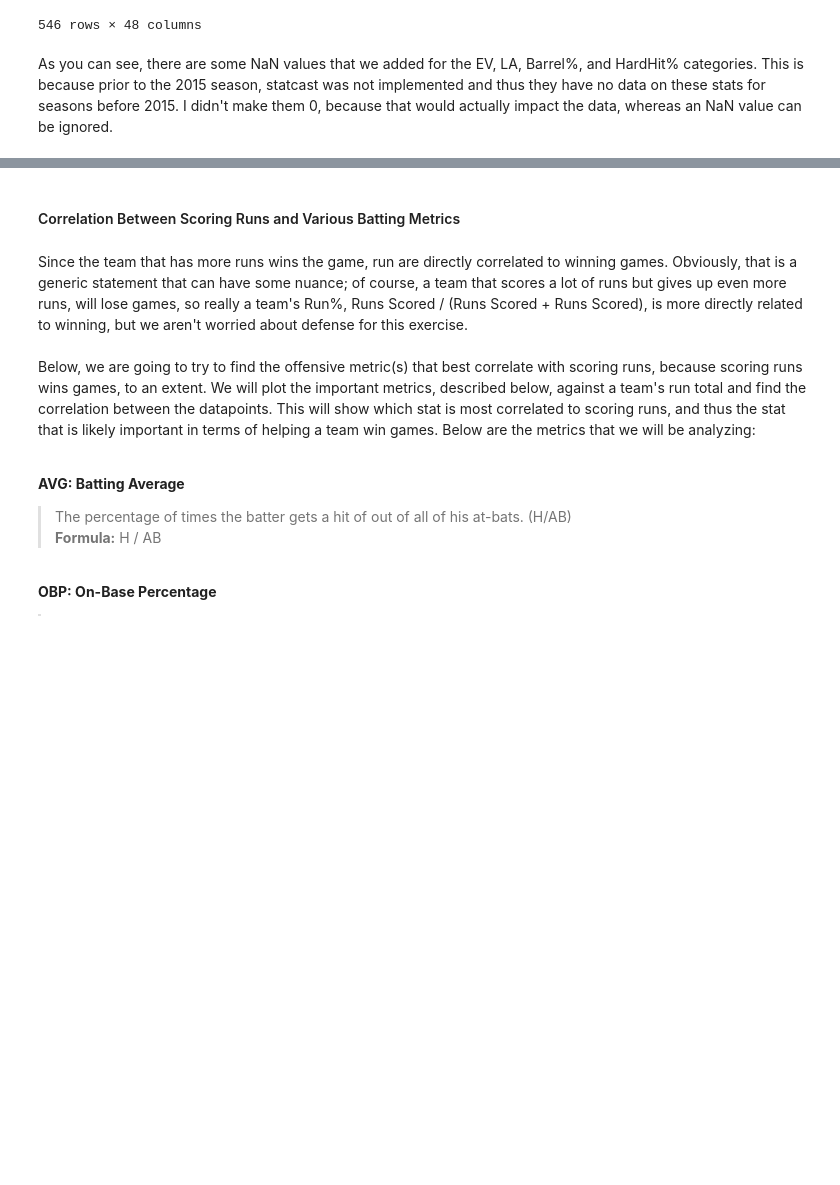
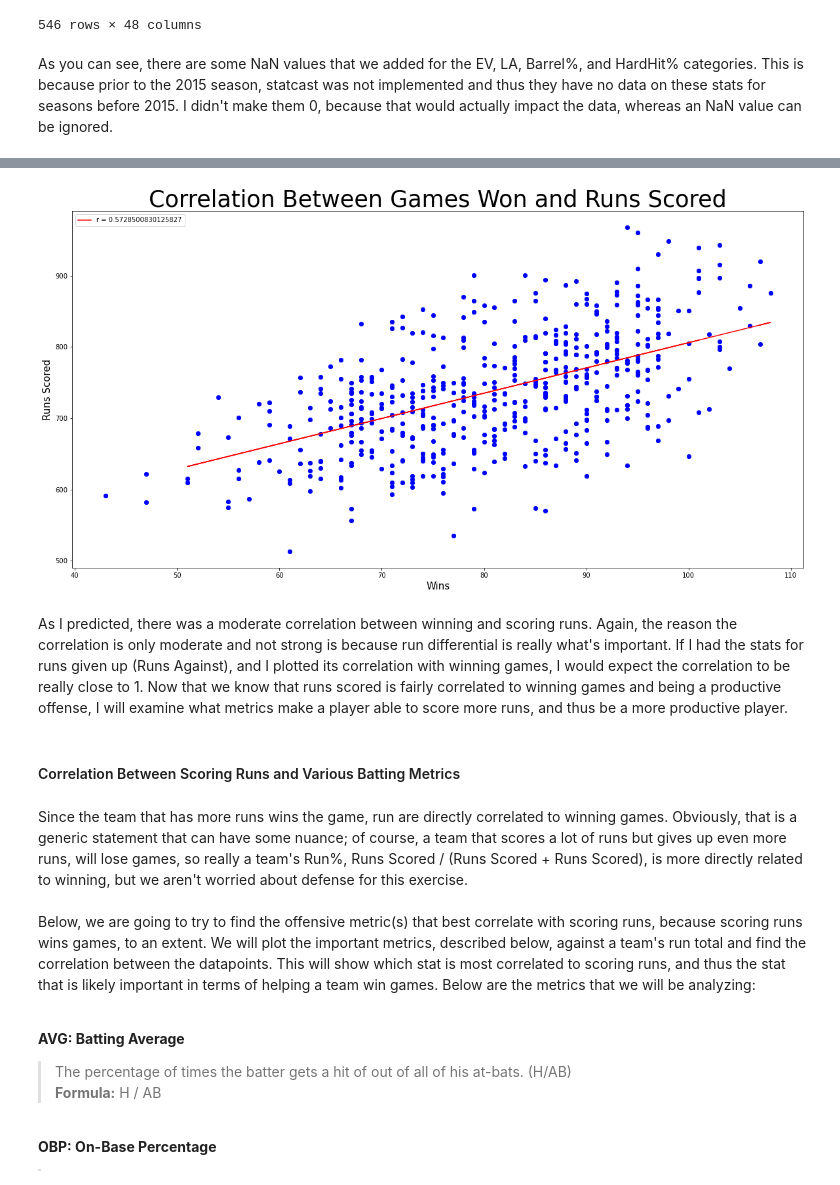
Before and after one commit to cjemm10/cjemm10, a Jupyter notebook: mlb-all-star-game-nomination-analysis.ipynb, the cells around one changed output, grey strips where cells are left out. Drawn from its saved outputs; the diff is of its cells as text; code cells hidden in the pictures; blank space fills up the shorter version.

Commit message:
Added Forgotten Runs to Wins Correlation Plot

```diff
--- a/mlb-all-star-game-nomination-analysis.ipynb
+++ b/mlb-all-star-game-nomination-analysis.ipynb
@@ -382,3 +386,37 @@ As you can see, there are some NaN values that we added for the EV, LA, Barrel%,
+# %%
+# 2020 season was only 60 games so we don't want to skew the data with a shortened season
+team = team_batting[team_batting.Year != 2020]
+
+fig, ax = plt.subplots()
+fig.subplots_adjust(wspace=.25)
+fig.set_figheight(10)
+fig.set_figwidth(20)
+
+plt.sca(ax)
+plt.gca().set_title('Correlation Between Games Won and Runs Scored', fontsize=35)
+plt.gca().set_xlabel('Wins', fontsize=15)
+plt.gca().set_ylabel('Runs Scored', fontsize=15)
+
+# Scatter plot of wins and runs per team for each year
+plt.scatter(team.W, team.R)
+
+# Calculate regression line and plot it in the same graph
+model = LinearRegression()
+x, y = team['W'].values.reshape(-1,1), team['R'].values
+x_train, x_test, y_train, y_test = train_test_split(x, y, random_state=0, train_size=0.3)
+model = model.fit(x_train, y_train)
+prediction = model.predict(x_test)
+
+# Plot regression line and scatter the data points on the same axis
+plt.plot(x_test, prediction, label = f'r = {pearsonr(x.flatten(), y)[0]}', color='red')
+plt.scatter(team['W'], team['R'], color = 'blue')
+plt.legend(loc = 'upper left')
+
+plt.show()
+# %% [output]
+[figure, added]
+# %% [markdown]
+As I predicted, there was a moderate correlation between winning and scoring runs. Again, the reason the correlation is only moderate and not strong is because run differential is really what's important. If I had the stats for runs given up (Runs Against), and I plotted its correlation with winning games, I would expect the correlation to be really close to 1. Now that we know that runs scored is fairly correlated to winning games and being a productive offense, I will examine what metrics make a player able to score more runs, and thus be a more productive player.
 # %% [markdown]
 #### Correlation Between Scoring Runs and Various Batting Metrics
 # %% [markdown]
```
Also changed, not shown: parts of 3 cells of this notebook, 1 other file.
